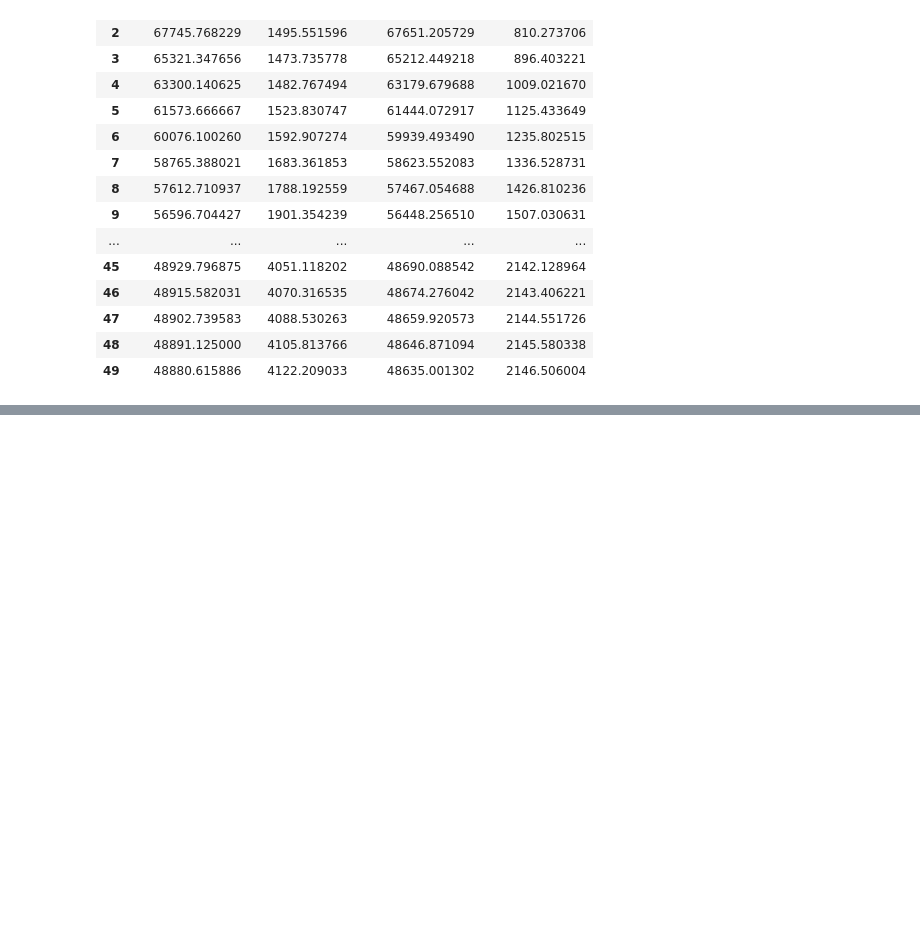
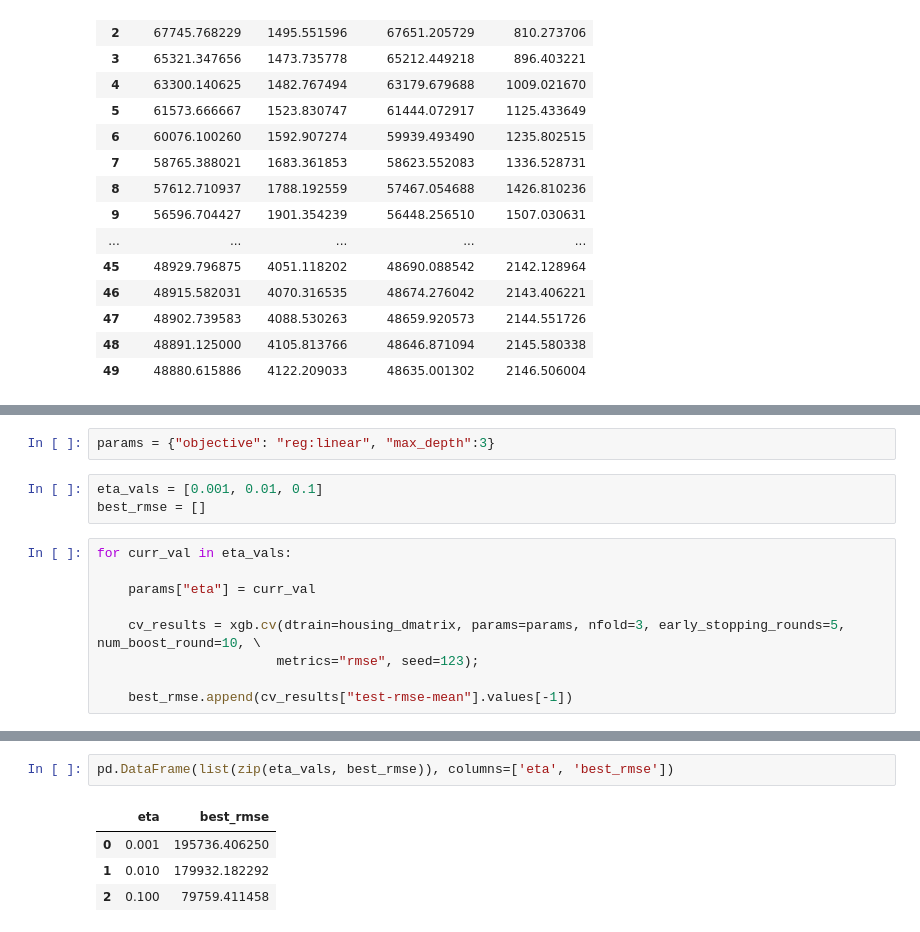
Before and after one commit to sushant2811/NLPandDeepLearning, a Jupyter notebook: XGBoost.ipynb, the cells around one changed output, grey strips where cells are left out. Cells and saved outputs as stored; diff of their text form; blank space fills up the shorter version.

```diff
--- a/XGBoost.ipynb
+++ b/XGBoost.ipynb
@@ -222,0 +225,14 @@ cv_results_early_stopping
+# %%
+params = {"objective": "reg:linear", "max_depth":3}
+# %%
+eta_vals = [0.001, 0.01, 0.1]
+best_rmse = []
+# %%
+for curr_val in eta_vals:
+
+    params["eta"] = curr_val
+
+    cv_results = xgb.cv(dtrain=housing_dmatrix, params=params, nfold=3, early_stopping_rounds=5, num_boost_round=10, \
+                       metrics="rmse", seed=123);
+
+    best_rmse.append(cv_results["test-rmse-mean"].values[-1])
@@ -222,0 +257,7 @@ cv_results_early_stopping
+# %%
+pd.DataFrame(list(zip(eta_vals, best_rmse)), columns=['eta', 'best_rmse'])
+# %% [output]
+|  | eta | best_rmse |
+| 0 | 0.001 | 195736.406250 |
+| 1 | 0.010 | 179932.182292 |
+| 2 | 0.100 | 79759.411458 |
```
Also changed, not shown: parts of 2 cells of this notebook.
